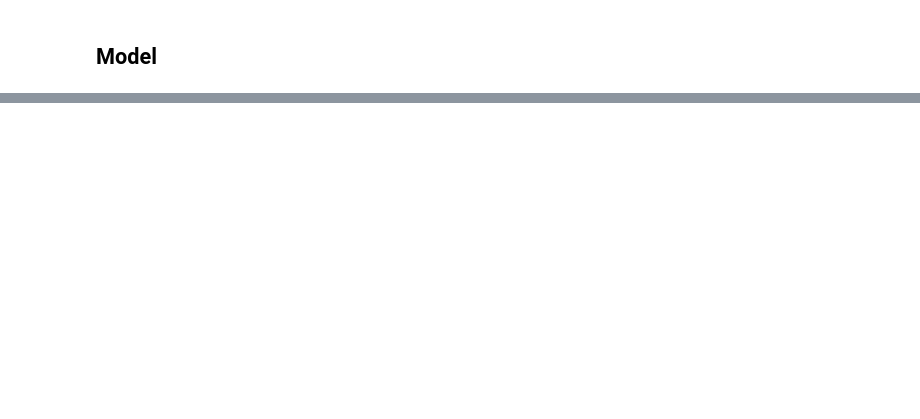
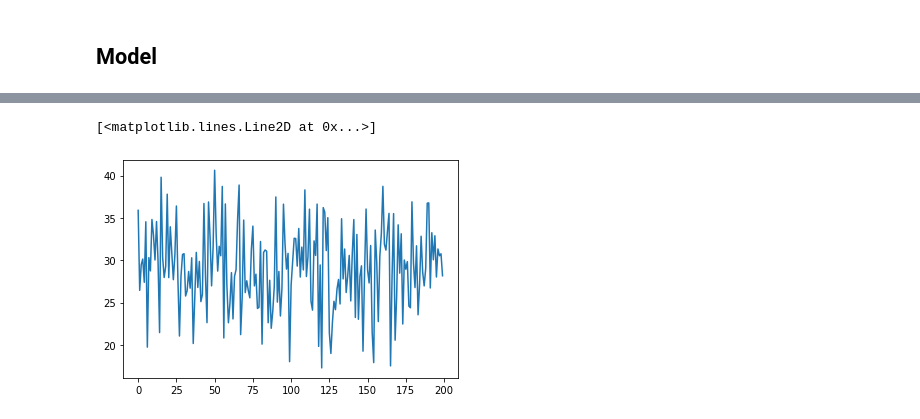
Before and after one commit to clrkwng/exploring_compositionality, a Jupyter notebook: model.ipynb, the cells around one changed output, grey strips where cells are left out. Drawn from its saved outputs; the diff is of its cells as text; code cells hidden in the pictures; blank space fills up the shorter version.

```diff
--- a/model.ipynb
+++ b/model.ipynb
@@ -44,10 +55,14 @@ trainloader = torch.utils.data.DataLoader(train_data, shuffle=True, batch_size=2
 # %% [markdown]
 ## Model
 # %%
+# Toggle this flag if we want to embed the
+embed_flag = False
+
 class FeedForward(nn.Module):
-    def __init__(self, num_hidden_layers, input_size, hidden_layers_sizes, output_size):
+    def __init__(self, input_size, num_hidden_layers, hidden_layers_sizes, output_size):
         super(FeedForward, self).__init__()
 
+        self.embeddings = nn.Embedding(2, 1)
         self.linears = nn.ModuleList([nn.Linear(input_size, hidden_layers_sizes[0])])
         self.linears.extend([nn.Linear(hidden_layers_sizes[i], hidden_layers_sizes[i+1]) \
             for i in range(num_hidden_layers-1)])
@@ -55,14 +70,24 @@ class FeedForward(nn.Module):
         self.relu = nn.ReLU()
 
     def forward(self, x):
+        # Need to embed the third column of all of x
+        if embed_flag:
+            with torch.no_grad():
+                col = self.embeddings(x[:,2].long())
+                col = col.float()
+            x = torch.cat((x[:,:2],col), dim=1)
+
         for fc in self.linears[:-1]:
             x = self.relu(fc(x))
         return self.linears[-1](x)
+# %%
+trainloader = torch.utils.data.DataLoader(train_data, shuffle=True, batch_size=20)
+model = FeedForward(X_train[0].shape[0], 3, [5,8,4], 1)
 # %%
-model = FeedForward(3, 3, [5,6,7], 1)
-criterion = nn.BCEWithLogitsLoss()
-optimizer = optim.SGD(model.parameters(), lr=1e-3, momentum=0.9)
-
+# criterion = nn.BCEWithLogitsLoss() // Uncomment this if y is binary value.
+criterion = nn.MSELoss()
+optimizer = optim.Adam(model.parameters(), lr=1e-6)
+loss_values = []
 num_epochs = 200
 for epoch in range(num_epochs):
     correct = 0
@@ -70,18 +95,21 @@ for epoch in range(num_epochs):
         inputs, labels = data
         inputs = inputs.float()
         labels = labels.float()
+        labels = torch.unsqueeze(labels, 1)
 
         optimizer.zero_grad()
         outputs = model(inputs)
-        labels = labels.view(outputs.shape)
+        loss = criterion(outputs, labels)
 
-        loss = criterion(outputs, labels)
         loss.backward()
         optimizer.step()
 
-        output = (outputs > 0.5).float()
-        correct += (output == labels).float().sum()
+        # output = (outputs > 0.5).float()
+        # correct += (output == labels).float().sum()
 
-    acc = correct / len(train_data)
-    print(f"Epoch {epoch}/{num_epochs}, Loss: {loss.item():.3f}, Accuracy: {acc:.3f}")
+    # acc = correct / len(train_data)
+    print(f"Epoch {epoch}/{num_epochs}, Loss: {loss.item():.3f}") #, Accuracy: {acc:.3f}")
+    loss_values.append(loss.item())
+
+plt.plot(np.array(np.arange(0, num_epochs)), loss_values)
 # %% [output]
@@ -104,0 +133,2 @@ Epoch 199/200, Loss: 0.199, Accuracy: 0.870
+[<matplotlib.lines.Line2D at 0x...>]
+[figure, added]
```
Also changed, not shown: parts of 7 cells of this notebook, 1 other file.
